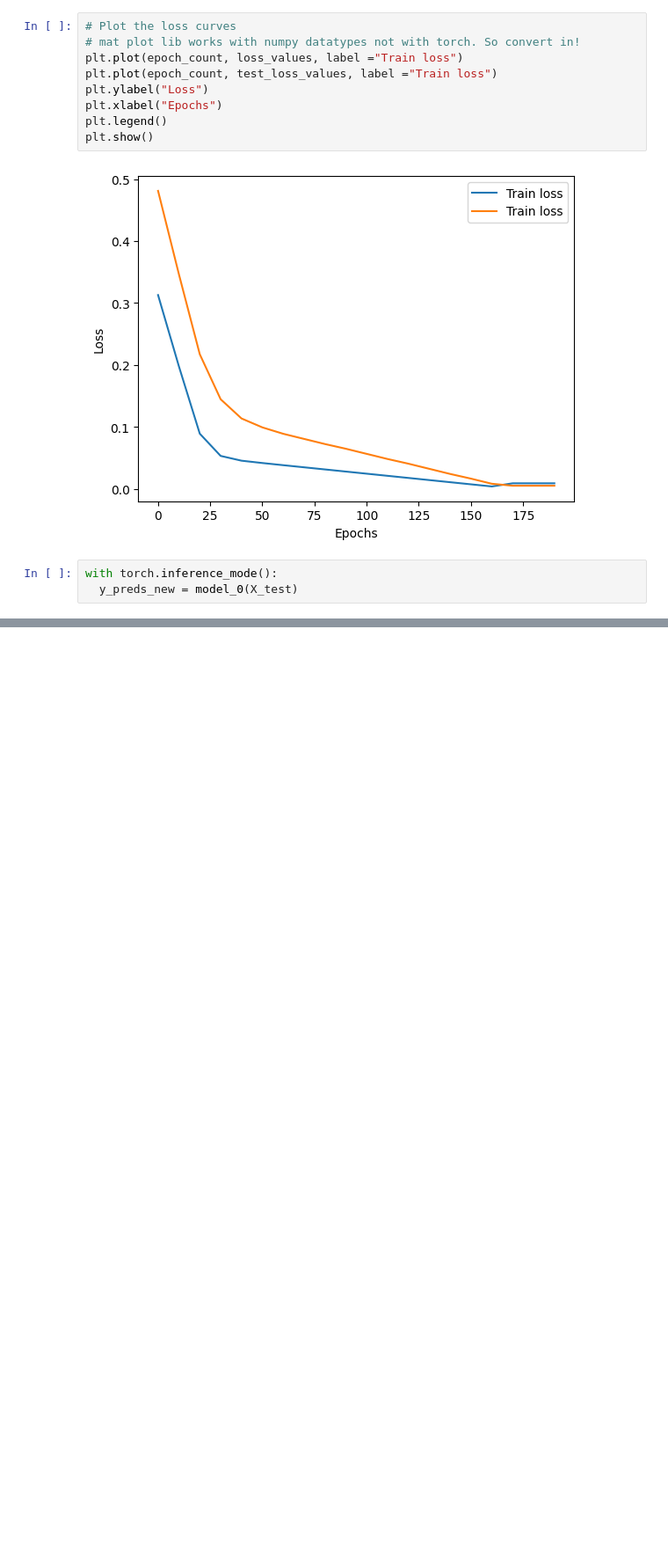
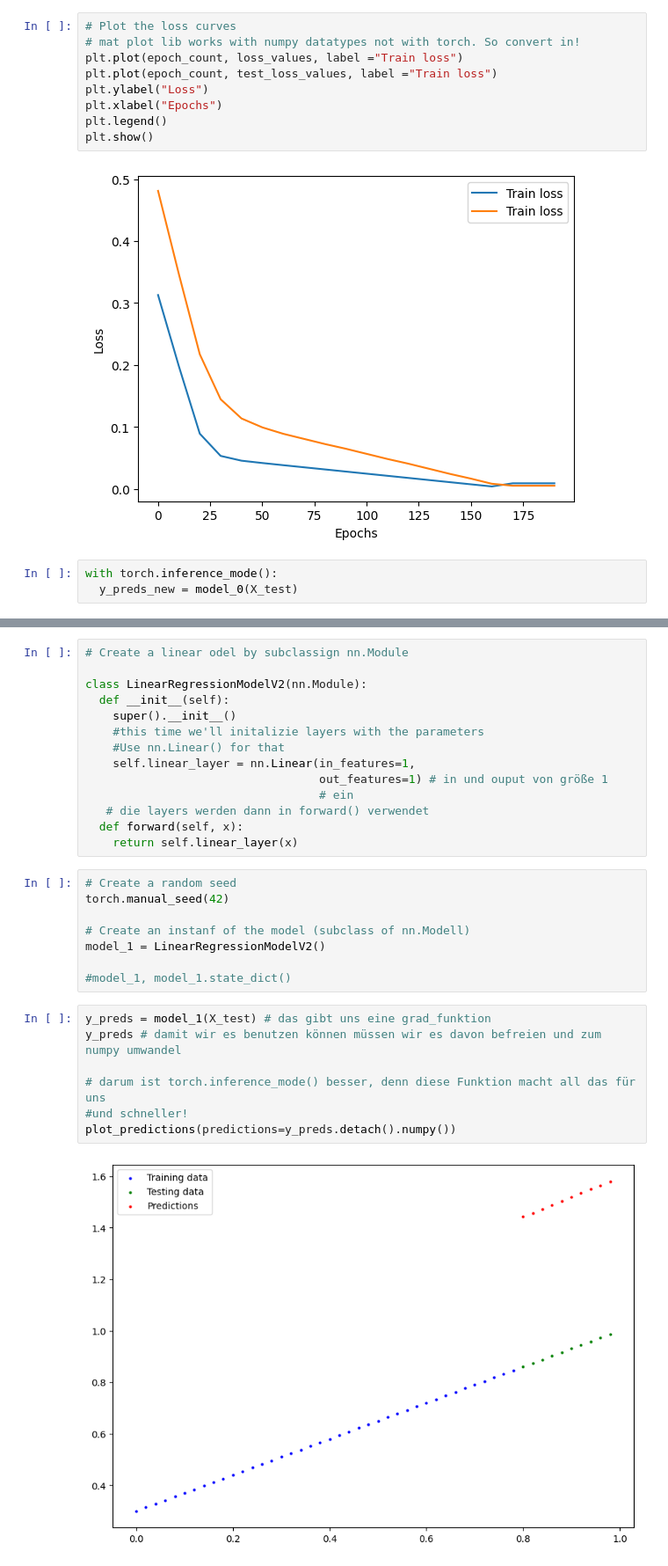
Before and after one commit to TLCasparS/PyTorch, a Jupyter notebook: 01_PyTorch_Workflow_Fundamentals.ipynb, the cells around one changed output, grey strips where cells are left out. Shown at 88% size. Saved outputs shown, nothing was run; the diff lists cells and outputs as text; blank space fills up the shorter version.

```diff
--- a/01_PyTorch_Workflow_Fundamentals.ipynb
+++ b/01_PyTorch_Workflow_Fundamentals.ipynb
@@ -464,0 +660,31 @@ TypeError: ignored
+# %%
+# Create a linear odel by subclassign nn.Module
+
+class LinearRegressionModelV2(nn.Module):
+  def __init__(self):
+    super().__init__()
+    #this time we'll initalizie layers with the parameters
+    #Use nn.Linear() for that
+    self.linear_layer = nn.Linear(in_features=1,
+                                  out_features=1) # in und ouput von größe 1
+                                  # ein
+   # die layers werden dann in forward() verwendet
+  def forward(self, x):
+    return self.linear_layer(x)
+# %%
+# Create a random seed
+torch.manual_seed(42)
+
+# Create an instanf of the model (subclass of nn.Modell)
+model_1 = LinearRegressionModelV2()
+
+#model_1, model_1.state_dict()
+# %%
+y_preds = model_1(X_test) # das gibt uns eine grad_funktion
+y_preds # damit wir es benutzen können müssen wir es davon befreien und zum numpy umwandel
+
+# darum ist torch.inference_mode() besser, denn diese Funktion macht all das für uns
+#und schneller!
+plot_predictions(predictions=y_preds.detach().numpy())
+# %% [output]
+[figure, added]
```
Also changed, not shown: parts of 37 cells of this notebook.
